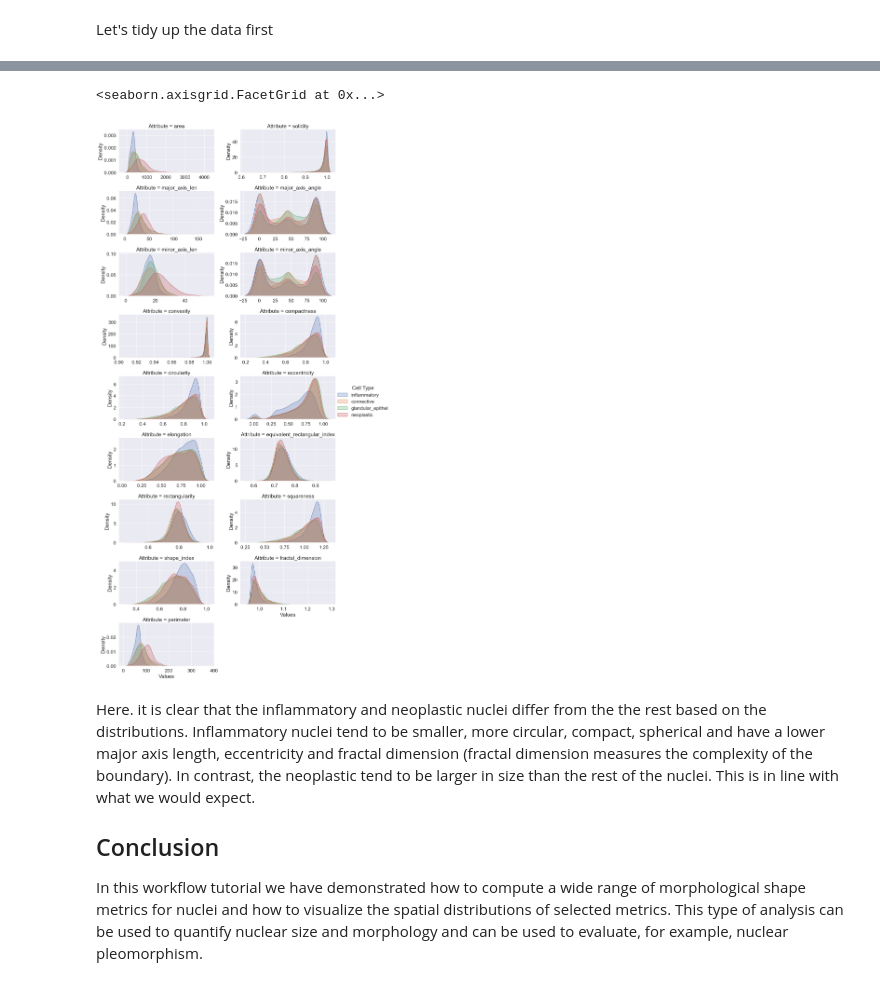
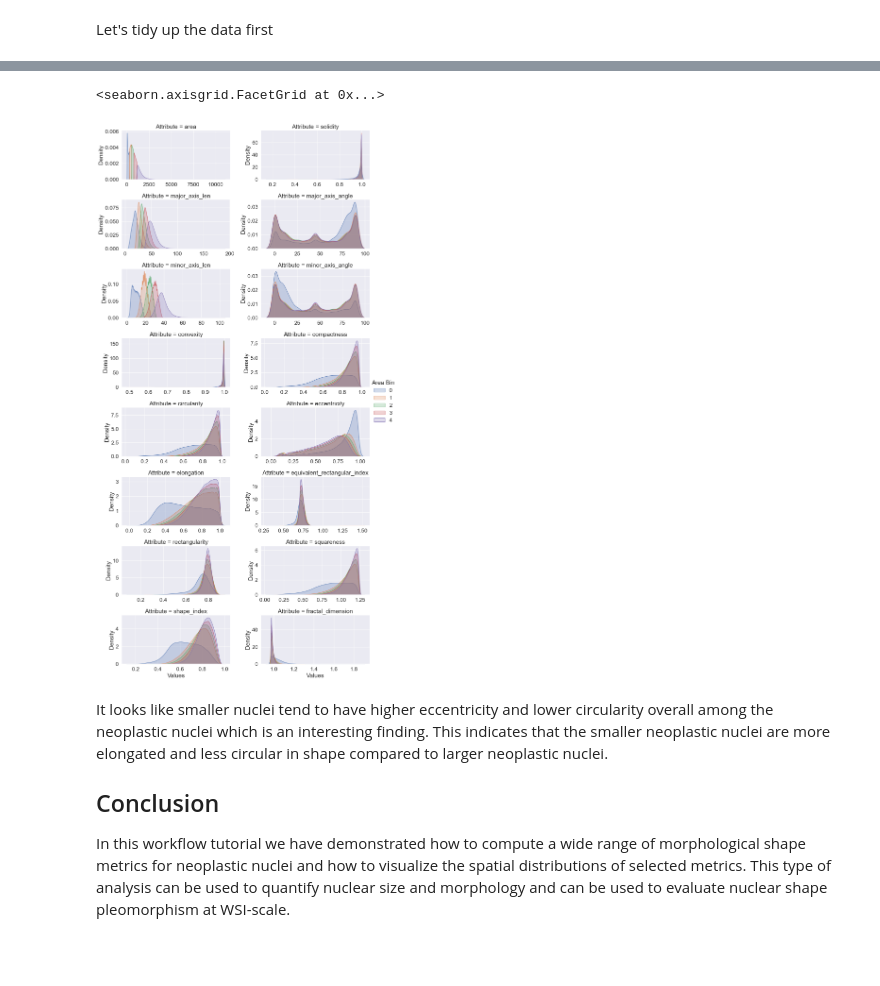
Before and after one commit to HautaniemiLab/histolytics, a Jupyter notebook: docs/user_guide/workflows/nuclear_morphology.ipynb, the cells around one changed output, grey strips where cells are left out. Cells and saved outputs as stored; diff of their text form; code cells hidden in the pictures; blank space fills up the shorter version.

```diff
--- a/docs/user_guide/workflows/nuclear_morphology.ipynb
+++ b/docs/user_guide/workflows/nuclear_morphology.ipynb
@@ -9,9 +8,11 @@ Let's start by loading example data.
 # Install seaborn for visualizing the results.
 # !pip install seaborn
 # %%
-from histolytics.data import cervix_nuclei_crop
+import geopandas as gpd
 
-nuc = cervix_nuclei_crop()
-nuc.plot(figsize=(10, 10), column="class_name", legend=True)
-nuc
+nuc = gpd.read_parquet("/path/to/nuclei_seg.parquet")  # <- modify path
+tis = gpd.read_parquet("/path/to/tissue_seg.parquet")  # <- modify path
+
+ax = tis.plot(figsize=(10, 10), column="class_name", aspect=1, legend=True)
+ax.set_axis_off()
 # %% [output]
@@ -75,10 +62,7 @@ metrics = [
     "fractal_dimension",
 ]
 
-nuc = shape_metric(nuc, metrics=metrics, parallel=True, num_processes=4)
-
-# compute perimeter
-metrics.append("perimeter")
-nuc["perimeter"] = nuc.length
-nuc
+neo_nuc = nuc[nuc["class_name"] == "neoplastic"]
+neo_nuc = shape_metric(neo_nuc, metrics=metrics, parallel=True, num_processes=8)
+neo_nuc.head()
 # %% [output]
@@ -161,7 +154,7 @@ import seaborn
 
 
 # Let's first define a quick function to plot the data distributions with seaborn
-def plot_kde(tidy_data):
+def plot_kde(tidy_data, hue_col):
     seaborn.set_style("whitegrid")
     seaborn.set_theme(font_scale=1.5)
 
@@ -169,7 +162,7 @@ def plot_kde(tidy_data):
     facets = seaborn.FacetGrid(
         data=tidy_data,
         col="Attribute",
-        hue="Cell Type",
+        hue=hue_col,
         sharey=False,
         sharex=False,
         aspect=2,
@@ -183,12 +176,18 @@ def plot_kde(tidy_data):
 Let's tidy up the data first
 # %%
 m = list(metrics)
-tidy = nuc.reset_index().set_index("class_name")
+
+vals = col_norm(neo_nuc["area"], "minmax")
+bins = mapclassify.Quantiles(vals, k=5)
+neo_nuc = neo_nuc.assign(bin_vals=bins.yb)
+
+
+tidy = neo_nuc.reset_index().set_index("bin_vals")
 tidy = tidy[m]
 tidy = tidy.stack()
 tidy = tidy.reset_index()
 tidy = tidy.rename(
-    columns={"class_name": "Cell Type", "level_1": "Attribute", 0: "Values"}
+    columns={"bin_vals": "Area Bin", "level_1": "Attribute", 0: "Values"}
 )
-tidy
+tidy.head()
 # %% [output]
@@ -208,10 +200,11 @@ tidy
 # %%
-plot_kde(tidy)
+plot_kde(tidy, hue_col="Area Bin")
 # %% [output]
 <seaborn.axisgrid.FacetGrid at 0x...>
-[figure, old version]
+[figure, new version]
 # %% [markdown]
-Here. it is clear that the inflammatory and neoplastic nuclei differ from the the rest based on the distributions. Inflammatory nuclei tend to be smaller, more circular, compact, spherical and have a lower major axis length, eccentricity and fractal dimension (fractal dimension measures the complexity of the boundary). In contrast, the neoplastic tend to be larger in size than the rest of the nuclei. This is in line with what we would expect.
+It looks like smaller nuclei tend to have higher eccentricity and lower circularity overall among the neoplastic nuclei which is an interesting finding. This indicates that the smaller neoplastic nuclei are more elongated and less circular in shape compared to larger neoplastic nuclei.
 
 ## Conclusion
-In this workflow tutorial we have demonstrated how to compute a wide range of morphological shape metrics for nuclei and how to visualize the spatial distributions of selected metrics. This type of analysis can be used to quantify nuclear size and morphology and can be used to evaluate, for example, nuclear pleomorphism.
+
+In this workflow tutorial we have demonstrated how to compute a wide range of morphological shape metrics for neoplastic nuclei and how to visualize the spatial distributions of selected metrics. This type of analysis can be used to quantify nuclear size and morphology and can be used to evaluate nuclear shape pleomorphism at WSI-scale.
```
Also changed, not shown: parts of 9 cells of this notebook, 4 other files.
